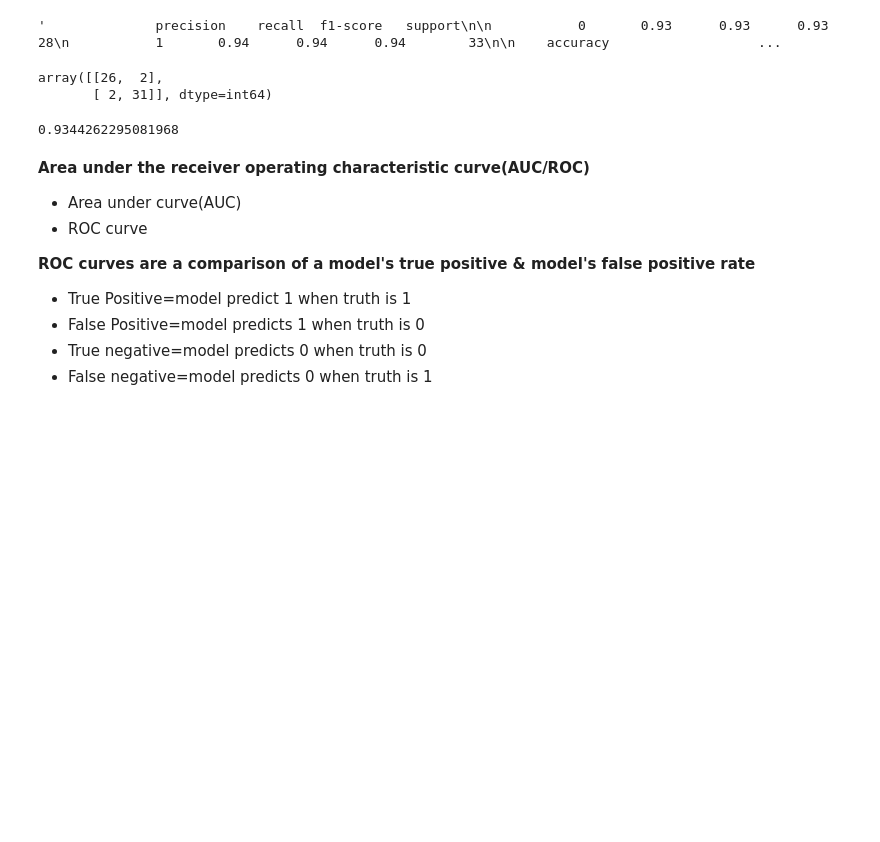
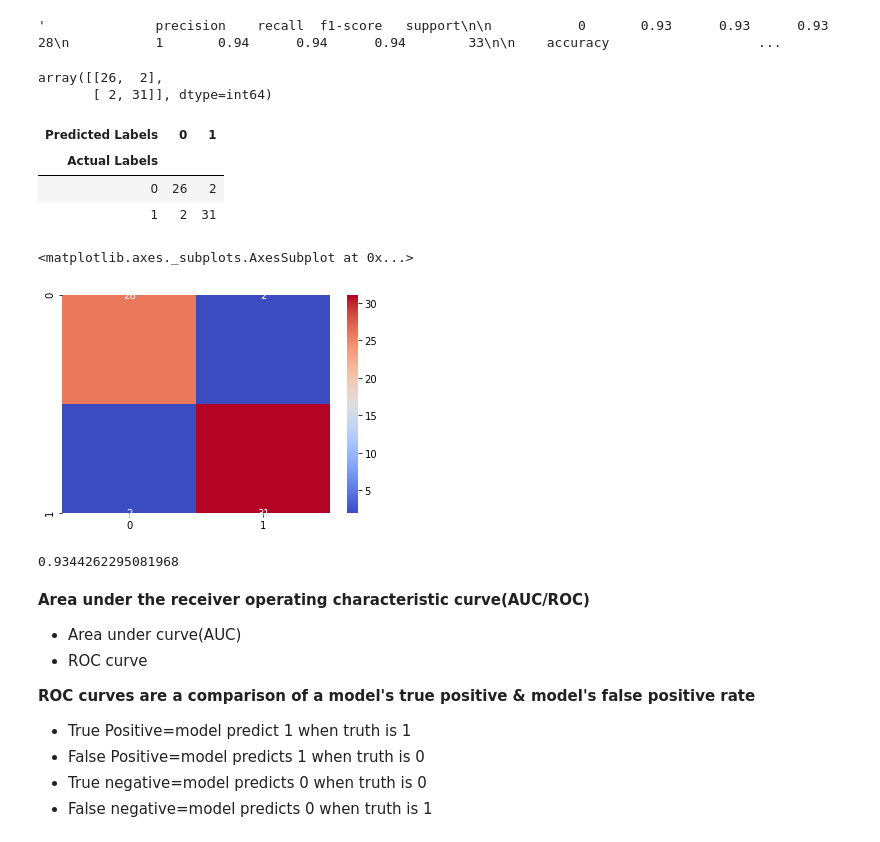
Before and after one commit to siamislam1603/Machine-Learning, a Jupyter notebook: Scikit-learn Creating Machine Learning Models/Introduction-to-scikit-learn.ipynb, the cells around one changed output. Saved outputs shown, nothing was run; the diff lists cells and outputs as text; code cells hidden in the pictures; blank space fills up the shorter version.

Commit message:
Evaluating a Classification Model using Confusion  Matrix

```diff
--- a/Scikit-learn Creating Machine Learning Models/Introduction-to-scikit-learn.ipynb
+++ b/Scikit-learn Creating Machine Learning Models/Introduction-to-scikit-learn.ipynb
@@ -139,10 +143,25 @@ classification_report(Y_test,Y_pred)
 # %% [output]
 '              precision    recall  f1-score   support\n\n           0       0.93      0.93      0.93        28\n           1       0.94      0.94      0.94        33\n\n    accuracy                   ...
 # %%
-confusion_matrix(Y_test,Y_pred)
+conf_mat=confusion_matrix(Y_test,Y_pred)
+conf_mat
 # %% [output]
 array([[26,  2],
        [ 2, 31]], dtype=int64)
+# %%
+#visualize confusion matrix
+pd.crosstab(Y_test,Y_pred,rownames=['Actual Labels'],colnames=['Predicted Labels'])
+# %% [output]
+| Predicted Labels | 0 | 1 |
+| Actual Labels |  |  |
+| 0 | 26 | 2 |
+| 1 | 2 | 31 |
+# %%
+import seaborn as sns
+sns.heatmap(conf_mat,cmap='coolwarm',annot=True,fmt="d")
+# %% [output]
+<matplotlib.axes._subplots.AxesSubplot at 0x...>
+[figure, added]
 # %%
 accuracy_score(Y_test,Y_pred)
 # %% [output]
```
Also changed, not shown: parts of 1 cell of this notebook.
